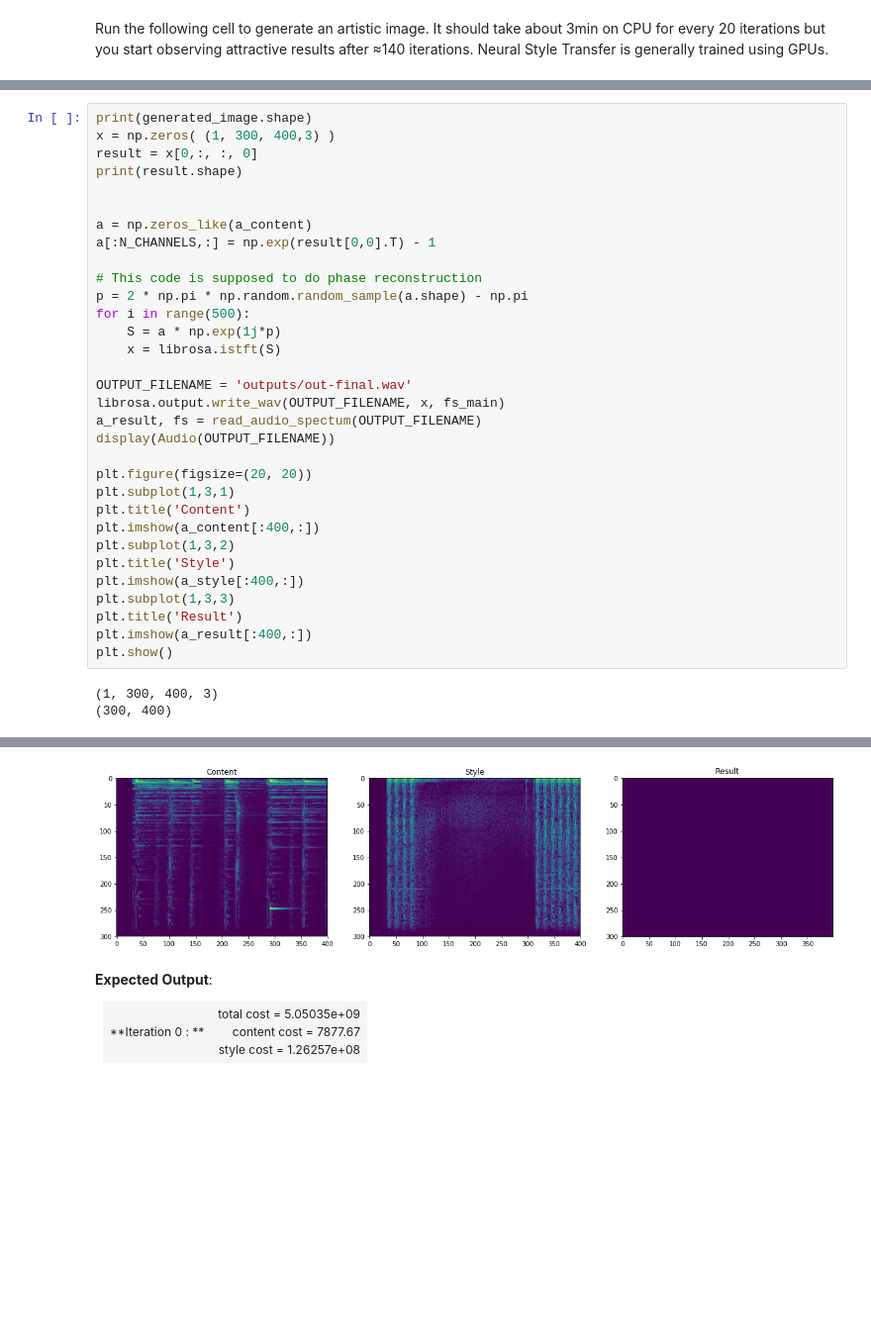
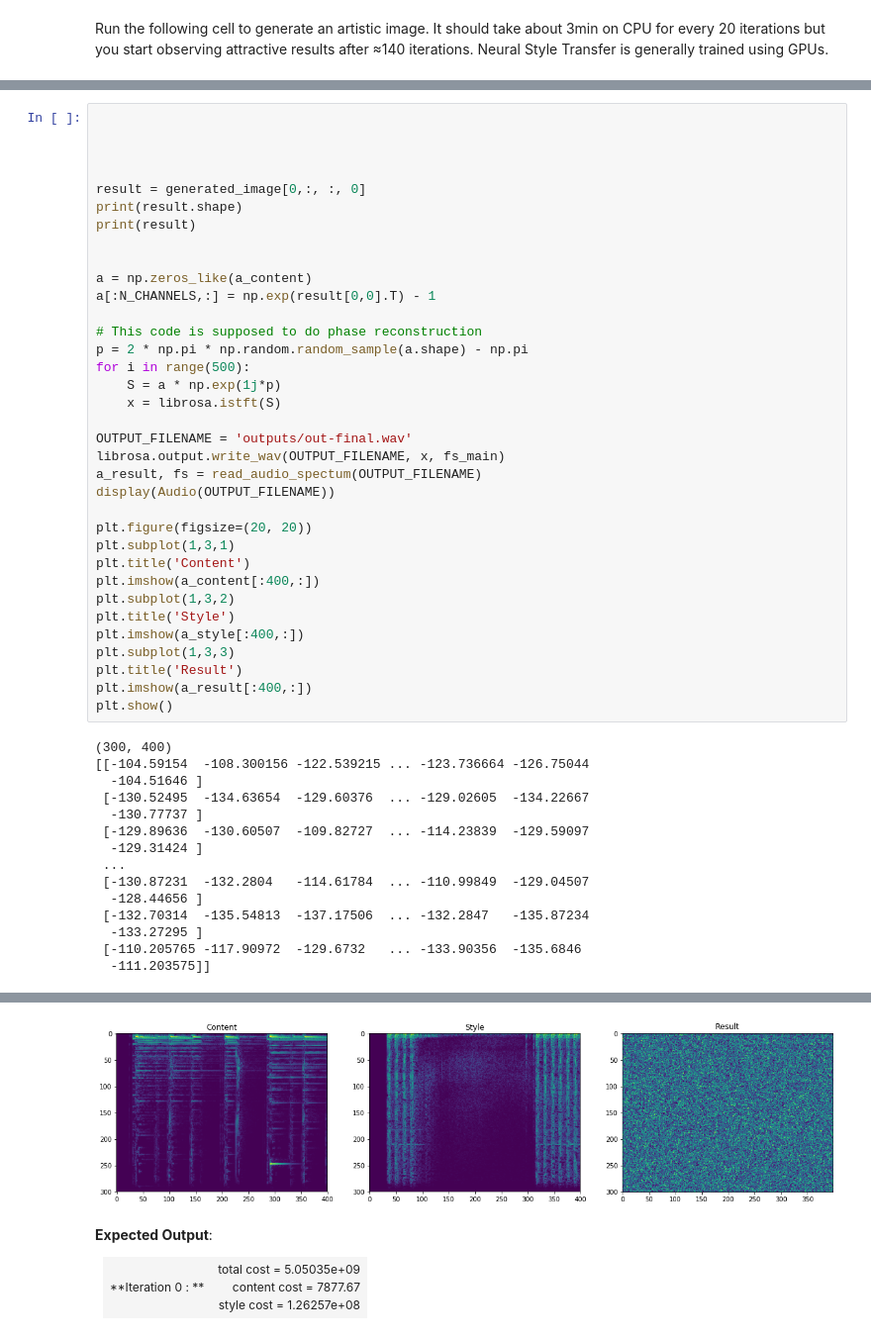
Before and after one commit to cs230-project/audio-style-transfer, a Jupyter notebook: Audio Style transfer-vggnet.ipynb, the cells around one changed output, grey strips where cells are left out. Shown at 99% size. Cells and saved outputs as stored; diff of their text form; blank space fills up the shorter version.

```diff
--- a/Audio Style transfer-vggnet.ipynb
+++ b/Audio Style transfer-vggnet.ipynb
@@ -768,42 +768,57 @@ style cost = 57962020.0
 Tensor("mul:0", shape=(), dtype=float32)
 (1, 300, 400, 3)
 # %%
-print(generated_image.shape)
-x = np.zeros( (1, 300, 400,3) )
-result = x[0,:, :, 0]
+
+
+
+
+result = generated_image[0,:, :, 0]
 print(result.shape)
+print(result)
 
 
 a = np.zeros_like(a_content)
 a[:N_CHANNELS,:] = np.exp(result[0,0].T) - 1
 
 # This code is supposed to do phase reconstruction
 p = 2 * np.pi * np.random.random_sample(a.shape) - np.pi
 for i in range(500):
     S = a * np.exp(1j*p)
     x = librosa.istft(S)
 
 OUTPUT_FILENAME = 'outputs/out-final.wav'
 librosa.output.write_wav(OUTPUT_FILENAME, x, fs_main)
 a_result, fs = read_audio_spectum(OUTPUT_FILENAME)
 display(Audio(OUTPUT_FILENAME))
 
 plt.figure(figsize=(20, 20))
 plt.subplot(1,3,1)
 plt.title('Content')
 plt.imshow(a_content[:400,:])
 plt.subplot(1,3,2)
 plt.title('Style')
 plt.imshow(a_style[:400,:])
 plt.subplot(1,3,3)
 plt.title('Result')
 plt.imshow(a_result[:400,:])
 plt.show()
 # %% [output]
-(1, 300, 400, 3)
 (300, 400)
+[[-104.59154  -108.300156 -122.539215 ... -123.736664 -126.75044
+  -104.51646 ]
+ [-130.52495  -134.63654  -129.60376  ... -129.02605  -134.22667
+  -130.77737 ]
+ [-129.89636  -130.60507  -109.82727  ... -114.23839  -129.59097
+  -129.31424 ]
+ ...
+ [-130.87231  -132.2804   -114.61784  ... -110.99849  -129.04507
+  -128.44656 ]
+ [-132.70314  -135.54813  -137.17506  ... -132.2847   -135.87234
+  -133.27295 ]
+ [-110.205765 -117.90972  -129.6732   ... -133.90356  -135.6846
+  -111.203575]]
 [interactive output not drawn]
-[figure, old version]
+[figure, new version]
 # %% [markdown]
 **Expected Output**:
 
```
Also changed, not shown: parts of 1 cell of this notebook, 1 other file.
